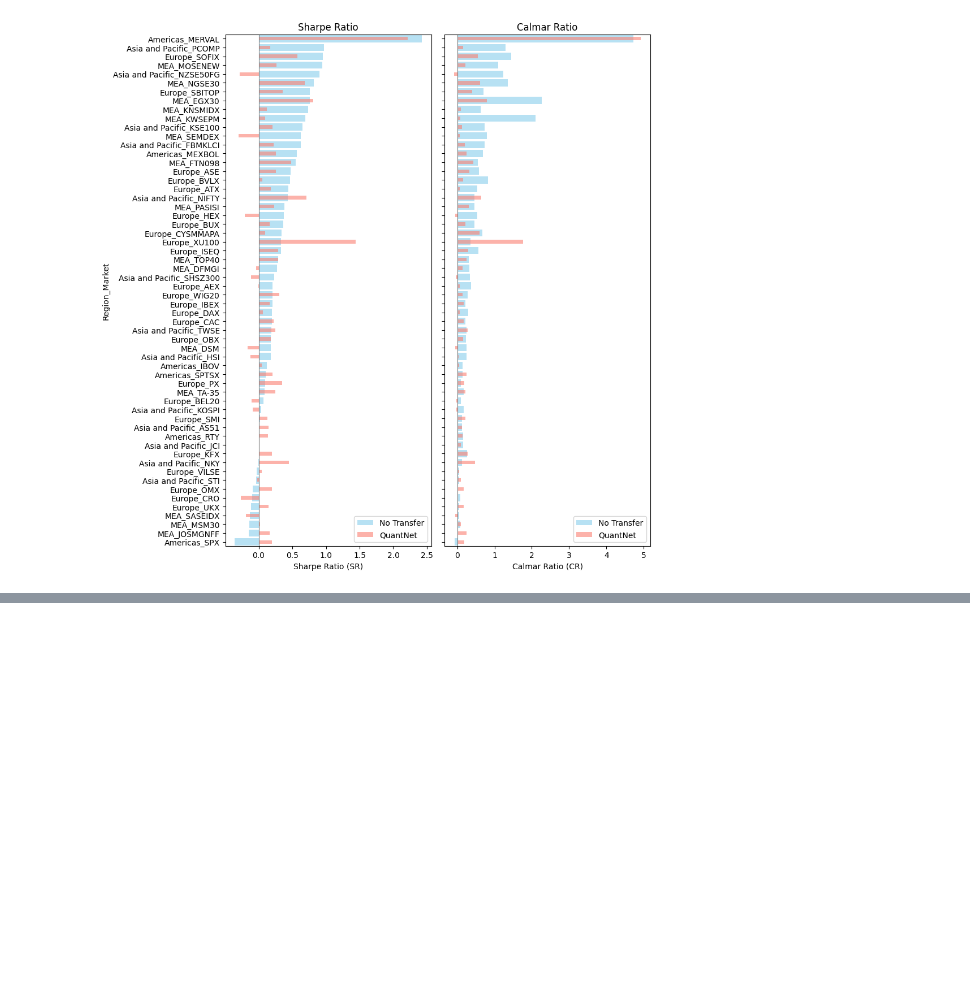
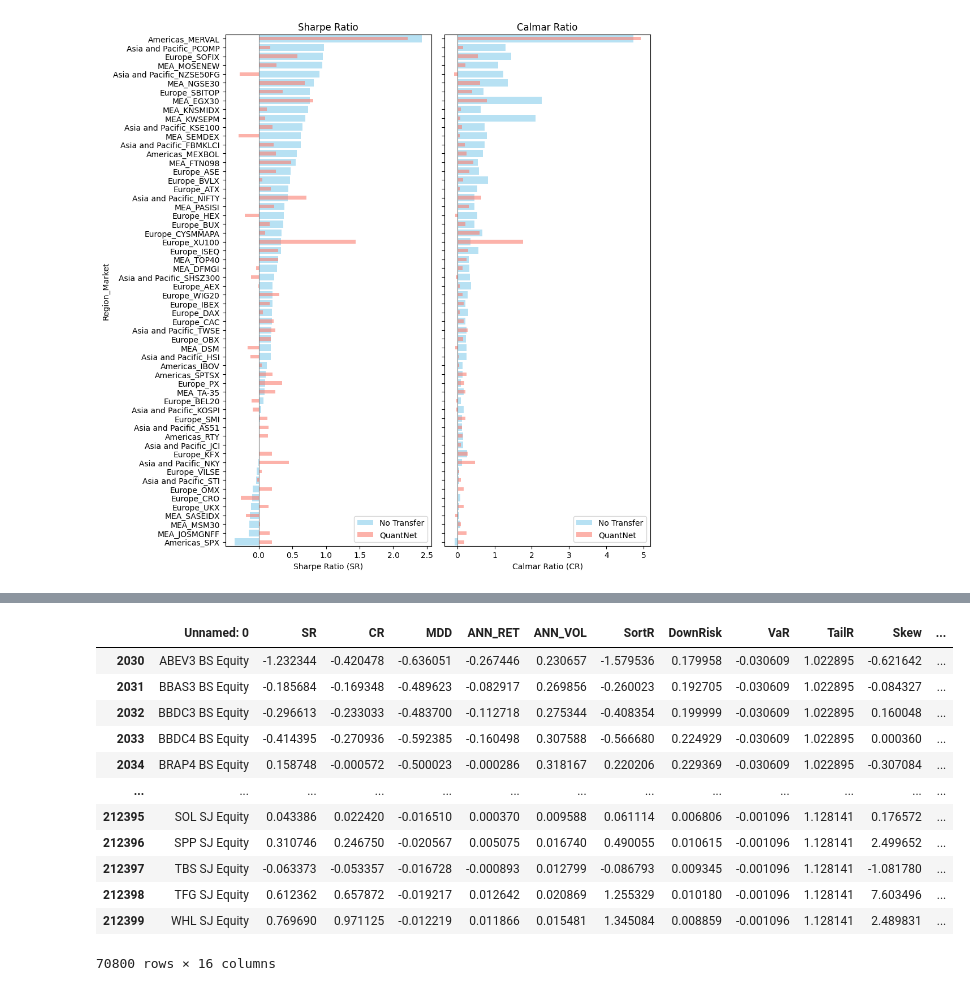
Before and after one commit to ducnguyen1014/QuantNet, a Jupyter notebook: main.ipynb, the cells around one changed output, grey strips where cells are left out. Drawn from its saved outputs; the diff is of its cells as text; code cells hidden in the pictures; blank space fills up the shorter version.

```diff
--- a/main.ipynb
+++ b/main.ipynb
@@ -25,7 +25,7 @@ def load_csvs_from_folder(folder_path):
         df["transferstrat"] = transferstrat
         df_list.append(df)
 
-    combined_df = pd.concat(df_list, ignore_index=True)
+    combined_df = pd.concat(df_list, ignore_index=True).reset_index(drop=True)
 
     return combined_df
 # %%
@@ -195,0 +558,16 @@ fig.savefig("chart_3.png")
+# %%
+df_test
+# %% [output]
+|  | Unnamed: 0 | SR | CR | MDD | ANN_RET | ANN_VOL | SortR | DownRisk | VaR | TailR | Skew | ... |
+| 2030 | ABEV3 BS Equity | -1.232344 | -0.420478 | -0.636051 | -0.267446 | 0.230657 | -1.579536 | 0.179958 | -0.030609 | 1.022895 | -0.621642 | ... |
+| 2031 | BBAS3 BS Equity | -0.185684 | -0.169348 | -0.489623 | -0.082917 | 0.269856 | -0.260023 | 0.192705 | -0.030609 | 1.022895 | -0.084327 | ... |
+| 2032 | BBDC3 BS Equity | -0.296613 | -0.233033 | -0.483700 | -0.112718 | 0.275344 | -0.408354 | 0.199999 | -0.030609 | 1.022895 | 0.160048 | ... |
+| 2033 | BBDC4 BS Equity | -0.414395 | -0.270936 | -0.592385 | -0.160498 | 0.307588 | -0.566680 | 0.224929 | -0.030609 | 1.022895 | 0.000360 | ... |
+| 2034 | BRAP4 BS Equity | 0.158748 | -0.000572 | -0.500023 | -0.000286 | 0.318167 | 0.220206 | 0.229369 | -0.030609 | 1.022895 | -0.307084 | ... |
+| ... | ... | ... | ... | ... | ... | ... | ... | ... | ... | ... | ... | ... |
+| 212395 | SOL SJ Equity | 0.043386 | 0.022420 | -0.016510 | 0.000370 | 0.009588 | 0.061114 | 0.006806 | -0.001096 | 1.128141 | 0.176572 | ... |
+| 212396 | SPP SJ Equity | 0.310746 | 0.246750 | -0.020567 | 0.005075 | 0.016740 | 0.490055 | 0.010615 | -0.001096 | 1.128141 | 2.499652 | ... |
+| 212397 | TBS SJ Equity | -0.063373 | -0.053357 | -0.016728 | -0.000893 | 0.012799 | -0.086793 | 0.009345 | -0.001096 | 1.128141 | -1.081780 | ... |
+| 212398 | TFG SJ Equity | 0.612362 | 0.657872 | -0.019217 | 0.012642 | 0.020869 | 1.255329 | 0.010180 | -0.001096 | 1.128141 | 7.603496 | ... |
+| 212399 | WHL SJ Equity | 0.769690 | 0.971125 | -0.012219 | 0.011866 | 0.015481 | 1.345084 | 0.008859 | -0.001096 | 1.128141 | 2.489831 | ... |
+70800 rows × 16 columns
```
Also changed, not shown: parts of 5 cells of this notebook.
